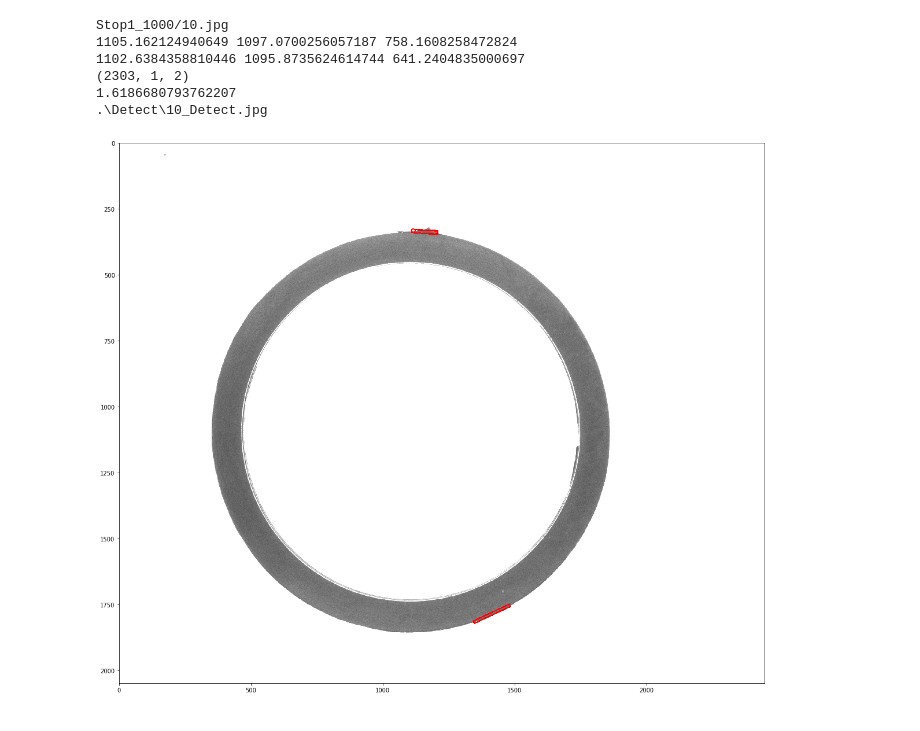
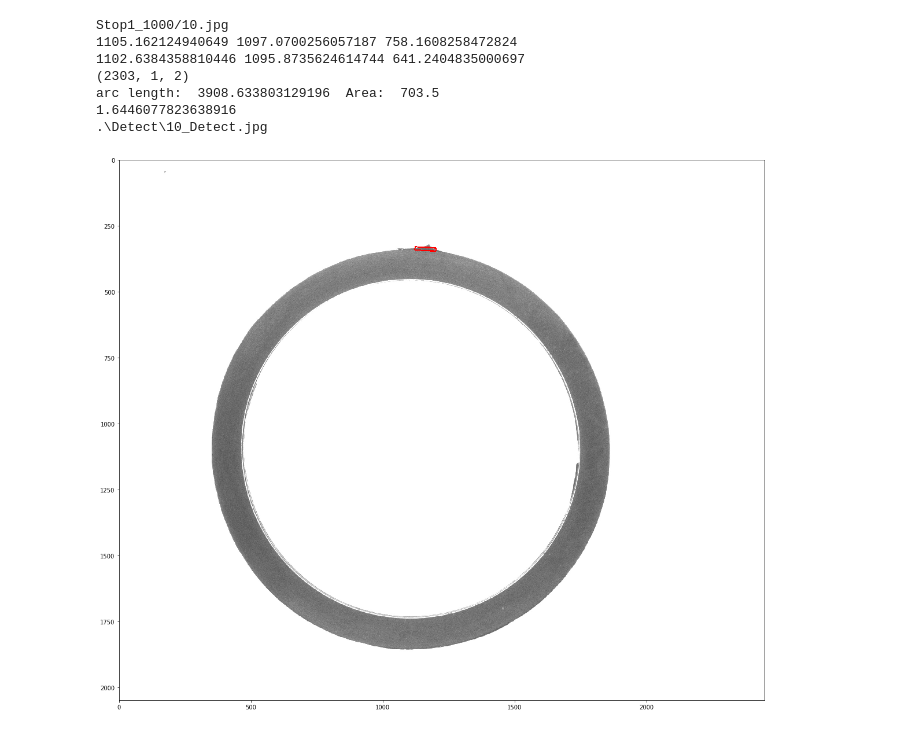
Before and after one commit to rex662624/ORing_Defect_Detection, a Jupyter notebook: Stop1_test.ipynb, the cells around one changed output. Saved outputs shown, nothing was run; the diff lists cells and outputs as text; code cells hidden in the pictures.

```diff
--- a/Stop1_test.ipynb
+++ b/Stop1_test.ipynb
@@ -150,7 +150,7 @@ for iter_file in range(len(filenamelist)):
 
             if(i==1):
                 mask = np.zeros_like(vis)
-                mask_now = cv2.fillPoly(mask, [hulls[j]],1)
+                mask_now = cv2.fillPoly(mask, [hulls_draw[j]],1)
                 mask_1 = vis*mask_now
                 min_in_poly = np.min(mask_1[mask_1>0])
                 mean_in_poly =np.mean(mask_1[(mask_1>0)])
@@ -183,35 +183,39 @@ for iter_file in range(len(filenamelist)):
 
             # refer https://blog.csdn.net/lanyuelvyun/article/details/76614872
             if(i==1):
-                box = cv2.boxPoints(rect)
-                box = np.int0(box)
-                cv2.drawContours(vis_rgb, [box], 0, (255, 0, 0), 3)
+                if(j==1):
+                    #長寬
+                    print("arc length: ",cv2.arcLength(hulls[j],1)," Area: ",cv2.contourArea(hulls[j]))
+                    box = cv2.boxPoints(rect)
+                    box = np.int0(box)
+                    cv2.drawContours(vis_rgb, [box], 0, (255, 0, 0), 3)
 
             #cv2.polylines(vis_rgb, [hulls_draw[j]], 1, (0, 0, 255),2)
 
 
         #=====================================================================
     #===================Draw outer defect=============================
 
 #     for j in range(len(stats)):
 #         area = stats[j][4]
 #         if(area < 20000):
 #             cv2.rectangle(vis_rgb, (stats[j][0], stats[j][1]),
 #                           (stats[j][0]+stats[j][2], stats[j][1]+stats[j][3]), (0, 255,0),2)
 
     #=================================================================
     end = time.time()
     print(end - start)
     print(".\\Detect\\" +filenamelist[iter_file][11:-4]+'_Detect.jpg')
     plt.figure(figsize=(20,20))
     plt.imshow(vis_rgb)
     cv2.imwrite(".\\Detect\\" +filenamelist[iter_file][11:-4]+'_Detect.jpg',vis_rgb)
 #   plt.close()
 # %% [output]
 Stop1_1000/10.jpg
 1105.162124940649 1097.0700256057187 758.1608258472824
 1102.6384358810446 1095.8735624614744 641.2404835000697
 (2303, 1, 2)
-1.6186680793762207
+arc length:  3908.633803129196  Area:  703.5
+1.6446077823638916
 .\Detect\10_Detect.jpg
-[figure, old version]
+[figure, new version]
```
Also changed, not shown: 2 other files.
